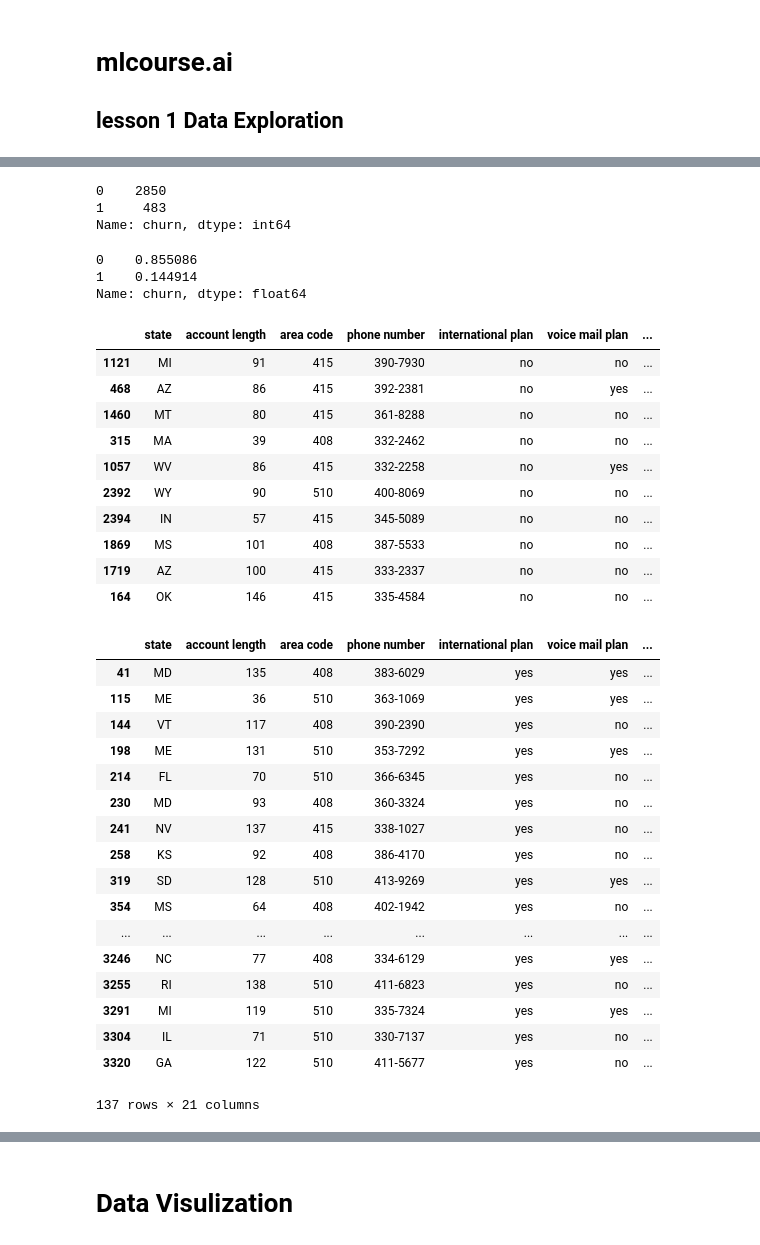
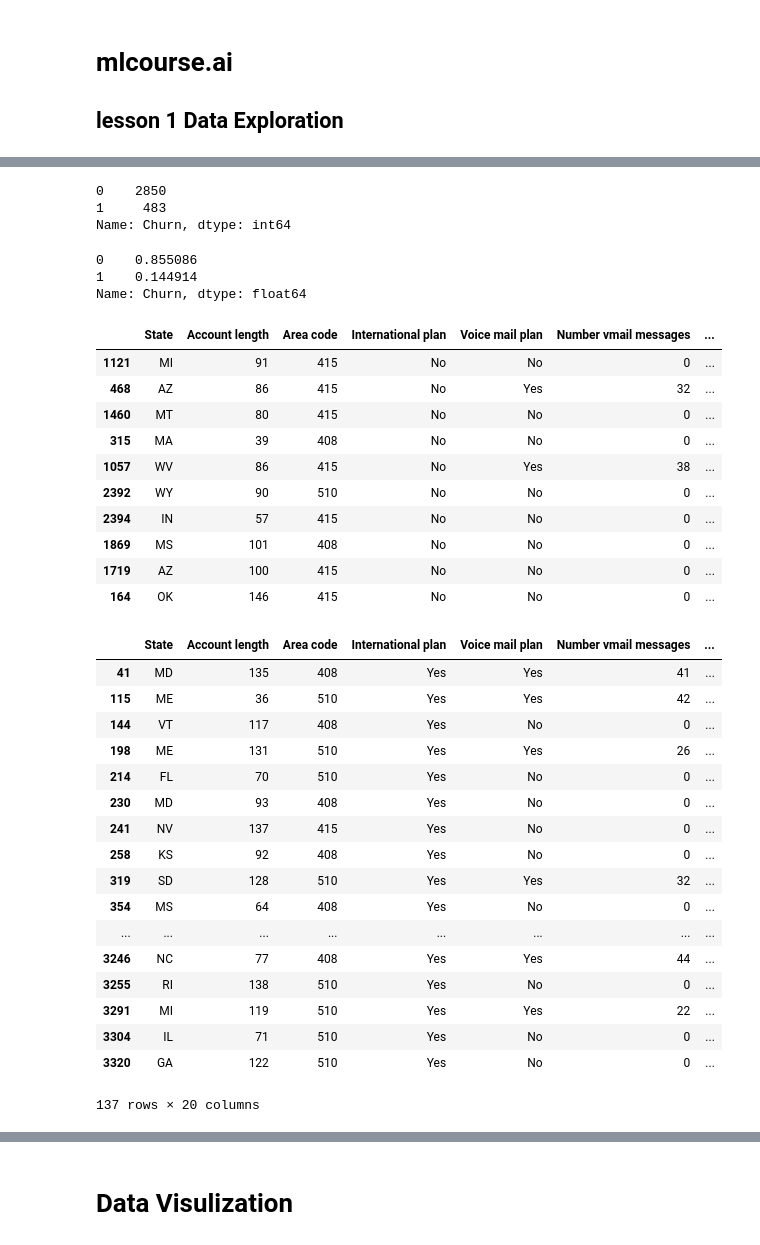
Before and after one commit to chwang733/mlcourse.ai, a Jupyter notebook: DataExploration.ipynb, the cells around one changed output, grey strips where cells are left out. Saved outputs shown, nothing was run; the diff lists cells and outputs as text; code cells hidden in the pictures.

```diff
--- a/DataExploration.ipynb
+++ b/DataExploration.ipynb
@@ -11,7 +11,7 @@ import numpy as np
 import warnings
 warnings.filterwarnings('ignore')
 # %%
-df=pd.read_csv('data/telecom-churn.csv')
+df=pd.read_csv('data/telecom_churn.csv')
 # %%
 pd.options.display.max_columns=999
 df.head()
@@ -56,53 +56,53 @@ memory usage: 524.1+ KB
 # %%
-df.churn=df.churn.astype('int64')
+df.Churn=df.Churn.astype('int64')
 # %%
-df.churn.value_counts()
+df.Churn.value_counts()
 # %% [output]
 0    2850
 1     483
-Name: churn, dtype: int64
+Name: Churn, dtype: int64
 # %%
-df.churn.value_counts(normalize=True)
+df.Churn.value_counts(normalize=True)
 # %% [output]
 0    0.855086
 1    0.144914
-Name: churn, dtype: float64
+Name: Churn, dtype: float64
 # %%
-df.sort_values(by=['total day calls','churn'], ascending=[False,True]).head(10)
+df.sort_values(by=['Total day calls','Churn'], ascending=[False,True]).head(10)
 # %% [output]
-|  | state | account length | area code | phone number | international plan | voice mail plan | ... |
-| 1121 | MI | 91 | 415 | 390-7930 | no | no | ... |
-| 468 | AZ | 86 | 415 | 392-2381 | no | yes | ... |
-| 1460 | MT | 80 | 415 | 361-8288 | no | no | ... |
-| 315 | MA | 39 | 408 | 332-2462 | no | no | ... |
-| 1057 | WV | 86 | 415 | 332-2258 | no | yes | ... |
-| 2392 | WY | 90 | 510 | 400-8069 | no | no | ... |
-| 2394 | IN | 57 | 415 | 345-5089 | no | no | ... |
-| 1869 | MS | 101 | 408 | 387-5533 | no | no | ... |
-| 1719 | AZ | 100 | 415 | 333-2337 | no | no | ... |
-| 164 | OK | 146 | 415 | 335-4584 | no | no | ... |
+|  | State | Account length | Area code | International plan | Voice mail plan | Number vmail messages | ... |
+| 1121 | MI | 91 | 415 | No | No | 0 | ... |
+| 468 | AZ | 86 | 415 | No | Yes | 32 | ... |
+| 1460 | MT | 80 | 415 | No | No | 0 | ... |
+| 315 | MA | 39 | 408 | No | No | 0 | ... |
+| 1057 | WV | 86 | 415 | No | Yes | 38 | ... |
+| 2392 | WY | 90 | 510 | No | No | 0 | ... |
+| 2394 | IN | 57 | 415 | No | No | 0 | ... |
+| 1869 | MS | 101 | 408 | No | No | 0 | ... |
+| 1719 | AZ | 100 | 415 | No | No | 0 | ... |
+| 164 | OK | 146 | 415 | No | No | 0 | ... |
 # %%
 #Note the () before &
-df[(df['churn']==1) & (df['international plan']=='yes')]
+df[(df['Churn']==1) & (df['International plan']=='Yes')]
 # %% [output]
-|  | state | account length | area code | phone number | international plan | voice mail plan | ... |
-| 41 | MD | 135 | 408 | 383-6029 | yes | yes | ... |
-| 115 | ME | 36 | 510 | 363-1069 | yes | yes | ... |
-| 144 | VT | 117 | 408 | 390-2390 | yes | no | ... |
-| 198 | ME | 131 | 510 | 353-7292 | yes | yes | ... |
-| 214 | FL | 70 | 510 | 366-6345 | yes | no | ... |
-| 230 | MD | 93 | 408 | 360-3324 | yes | no | ... |
-| 241 | NV | 137 | 415 | 338-1027 | yes | no | ... |
-| 258 | KS | 92 | 408 | 386-4170 | yes | no | ... |
-| 319 | SD | 128 | 510 | 413-9269 | yes | yes | ... |
-| 354 | MS | 64 | 408 | 402-1942 | yes | no | ... |
+|  | State | Account length | Area code | International plan | Voice mail plan | Number vmail messages | ... |
+| 41 | MD | 135 | 408 | Yes | Yes | 41 | ... |
+| 115 | ME | 36 | 510 | Yes | Yes | 42 | ... |
+| 144 | VT | 117 | 408 | Yes | No | 0 | ... |
+| 198 | ME | 131 | 510 | Yes | Yes | 26 | ... |
+| 214 | FL | 70 | 510 | Yes | No | 0 | ... |
+| 230 | MD | 93 | 408 | Yes | No | 0 | ... |
+| 241 | NV | 137 | 415 | Yes | No | 0 | ... |
+| 258 | KS | 92 | 408 | Yes | No | 0 | ... |
+| 319 | SD | 128 | 510 | Yes | Yes | 32 | ... |
+| 354 | MS | 64 | 408 | Yes | No | 0 | ... |
 | ... | ... | ... | ... | ... | ... | ... | ... |
-| 3246 | NC | 77 | 408 | 334-6129 | yes | yes | ... |
-| 3255 | RI | 138 | 510 | 411-6823 | yes | no | ... |
-| 3291 | MI | 119 | 510 | 335-7324 | yes | yes | ... |
-| 3304 | IL | 71 | 510 | 330-7137 | yes | no | ... |
-| 3320 | GA | 122 | 510 | 411-5677 | yes | no | ... |
+| 3246 | NC | 77 | 408 | Yes | Yes | 44 | ... |
+| 3255 | RI | 138 | 510 | Yes | No | 0 | ... |
+| 3291 | MI | 119 | 510 | Yes | Yes | 22 | ... |
+| 3304 | IL | 71 | 510 | Yes | No | 0 | ... |
+| 3320 | GA | 122 | 510 | Yes | No | 0 | ... |
-137 rows × 21 columns
+137 rows × 20 columns
 # %%
 df.iloc[0:5, 0:3]  #Note: iloc is exclusive, similar to Python
 # %% [output]
```
Also changed, not shown: parts of 17 cells of this notebook, 1 other file.
